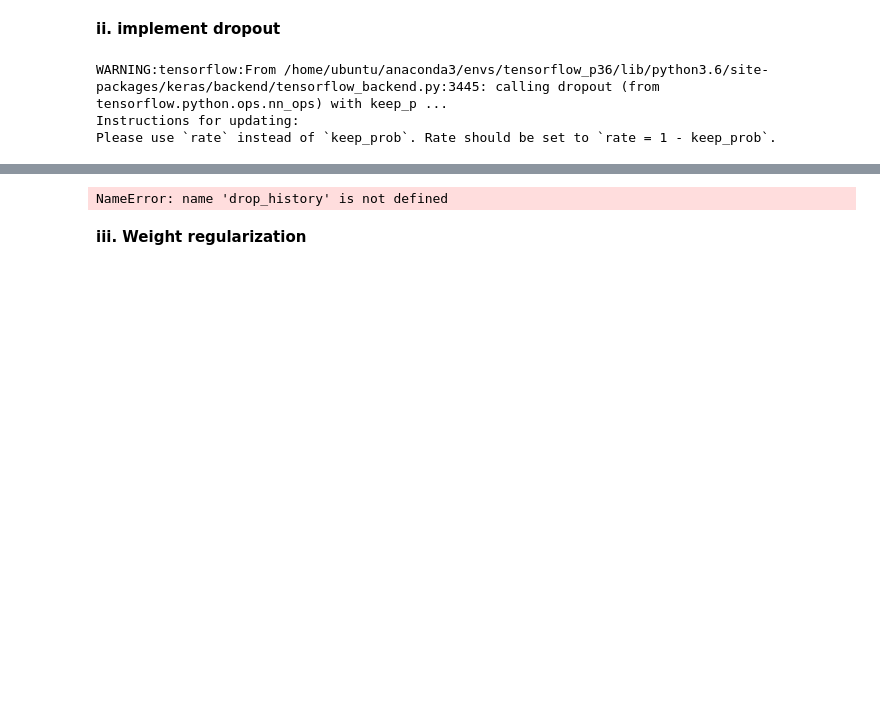
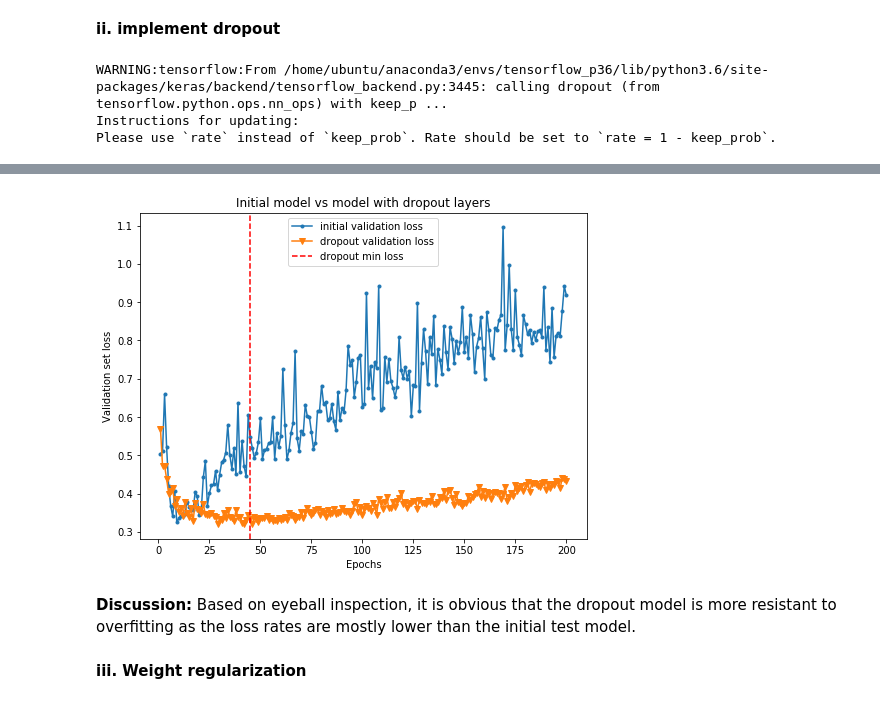
Before and after one commit to css-research/hw01, a Jupyter notebook: Tan_Sanittawan_draft_hw01.ipynb, the cells around one changed output, grey strips where cells are left out. Saved outputs shown, nothing was run; the diff lists cells and outputs as text; code cells hidden in the pictures; blank space fills up the shorter version.

```diff
--- a/Tan_Sanittawan_draft_hw01.ipynb
+++ b/Tan_Sanittawan_draft_hw01.ipynb
@@ -95,7 +100,7 @@ plt.show()
 __ii. implement dropout__
 # %%
 drop_model = models.Sequential()
-drop_model.add(layers.Dense(512, activation='relu', input_shape=(784,)))
+drop_model.add(layers.Dense(512, activation='relu', input_shape=(28 * 28,)))
 drop_model.add(layers.Dropout(0.5))
 drop_model.add(layers.Dense(512, activation='relu'))
 drop_model.add(layers.Dropout(0.5))
@@ -140,17 +144,21 @@ KeyboardInterrupt:
 # %%
 drop_history_dict = drop_history.history
 drop_val_loss = drop_history_dict['val_loss']
+min_loss_epoch = drop_val_loss.index(min(drop_val_loss))
 
 plt.figure(figsize=(8, 6))
 plt.plot(epochs, init_val_loss, label='initial validation loss', marker='.')
 plt.plot(epochs, drop_val_loss, label='dropout validation loss', marker='v')
+plt.axvline(x=min_loss_epoch, linestyle='--', color='r', label='dropout min loss')
 plt.ylabel('Validation set loss')
 plt.xlabel('Epochs')
 plt.title('Initial model vs model with dropout layers')
-plt.legend(loc='upper left')
+plt.legend(loc='best')
 plt.show()
 # %% [output]
-NameError: name 'drop_history' is not defined
+[figure, added]
+# %% [markdown]
+__Discussion:__ Based on eyeball inspection, it is obvious that the dropout model is more resistant to overfitting as the loss rates are mostly lower than the initial test model.
 # %% [markdown]
 __iii. Weight regularization__
 # %%
```
Also changed, not shown: parts of 81 cells of this notebook.
